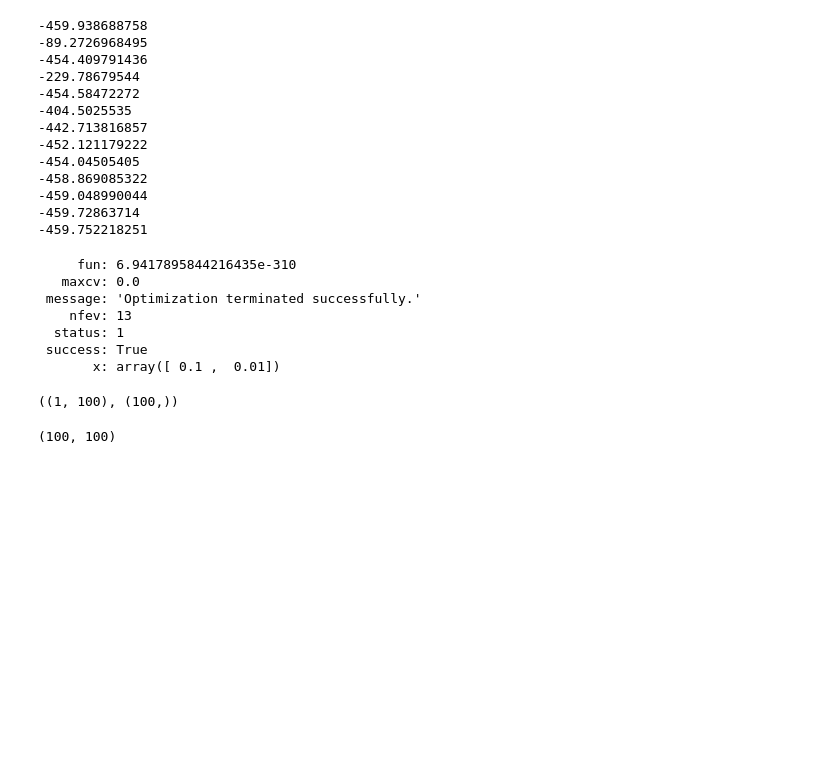
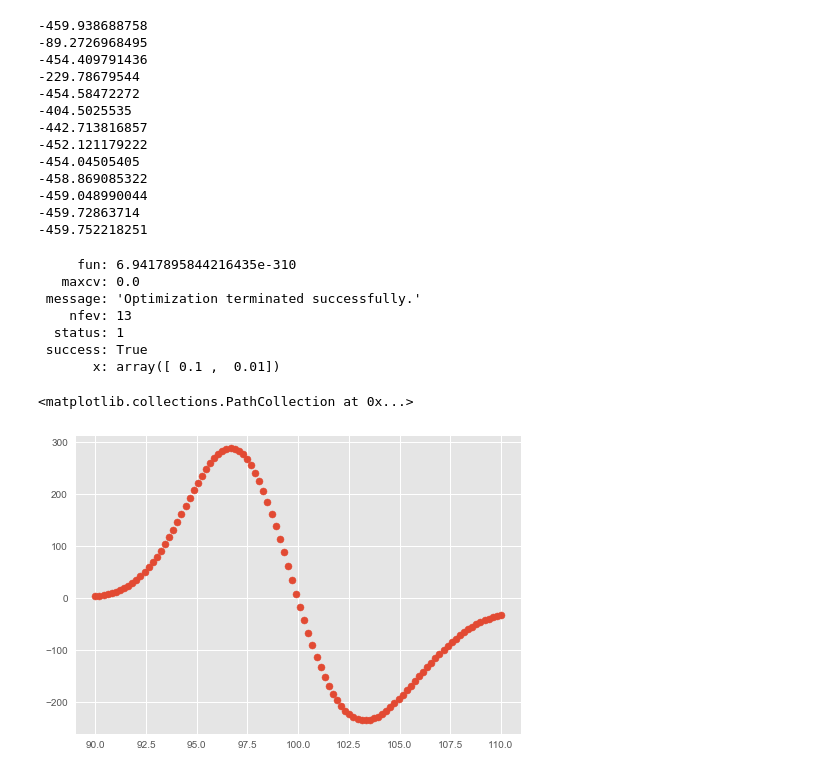
Before and after one commit to xiwenjin/Bayesian-modeling, a Jupyter notebook: Heston Vegas & HestonCOS.ipynb, the cells around one changed output. Cells and saved outputs as stored; diff of their text form; code cells hidden in the pictures; blank space fills up the shorter version.

```diff
--- a/Heston Vegas & HestonCOS.ipynb
+++ b/Heston Vegas & HestonCOS.ipynb
@@ -328,6 +328,6 @@ for S in test_x:
 # Tuning
 # %%
 x0 =[0.1, 0.01] # initial value
-res = minimize(llk, x0, method='COBYLA', constraints=cons, options={'gtol': 1e-16, 'disp': True})
+res = minimize(llk2, x0, method='COBYLA', constraints=cons, options={'gtol': 1e-16, 'disp': True})
 res
 # %% [output]
@@ -871,9 +886,12 @@ k_s_prime = np.dot(((test_x/(l**2)) - train_x).T, k_s)
-# %%
-k_s_prime.shape, alpha.shape
-# %% [output]
-((1, 100), (100,))
+# %%
+k_s_prime = np.zeros([len(test_x), len(train_x)])
+for i in range(len(test_x)):
+    for j in range(len(train_x)):
+        k_s_prime[i,j]=(1.0/l**2)*(train_x[j]-test_x[i])*k_s[i,j]
 # %%
-partial_f = np.dot(alpha.reshape(1,100).T, k_s_prime)
-partial_f.shape
+partial_f = np.dot(k_s_prime, alpha)
-# %% [output]
-(100, 100)
+# %%
+plt.scatter(test_x, partial_f)
+# %% [output]
+<matplotlib.collections.PathCollection at 0x...>
+[figure, added]
```
Also changed, not shown: parts of 2 cells of this notebook.
